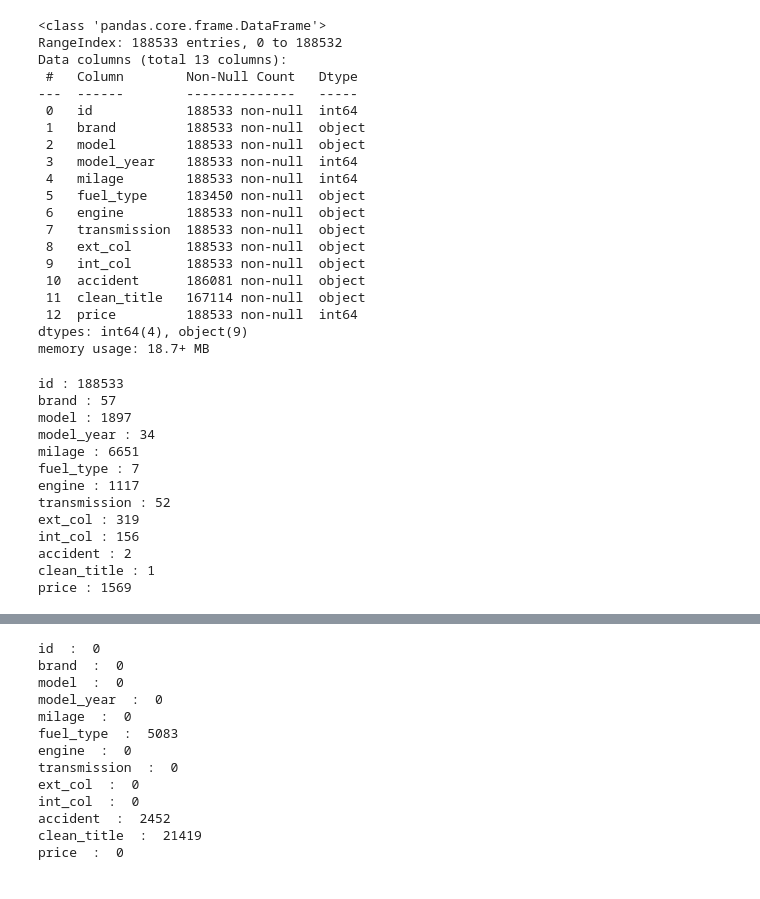
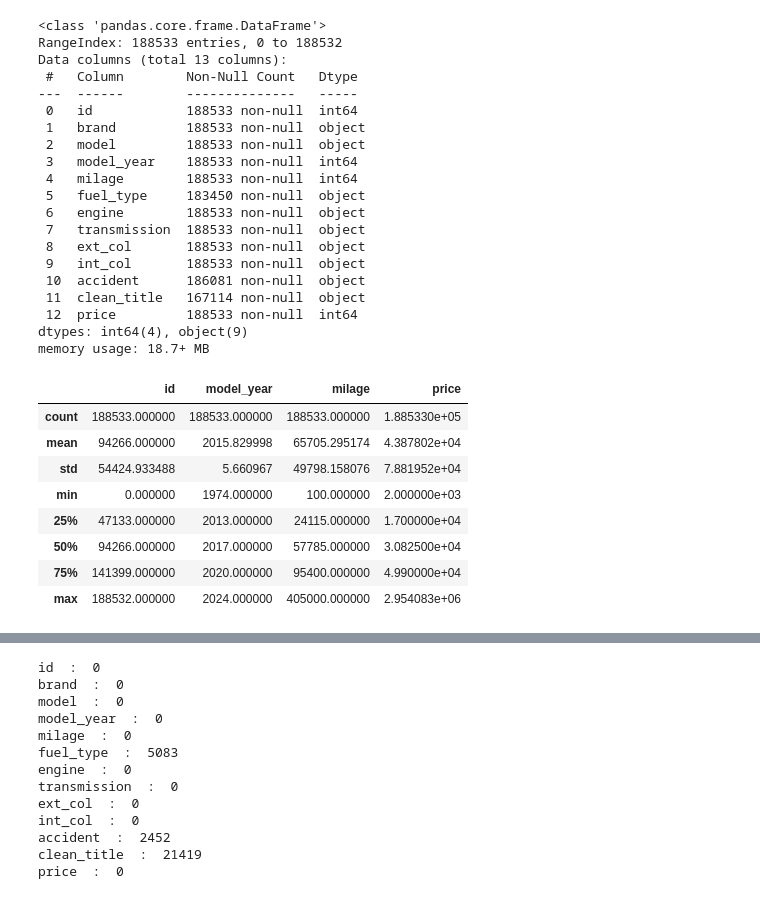
Before and after one commit to soham-bhagwat/Data-Analysis-EDA, a Jupyter notebook: competition-notebook.ipynb, the cells around one changed output, grey strips where cells are left out. Saved outputs shown, nothing was run; the diff lists cells and outputs as text; code cells hidden in the pictures.

```diff
--- a/competition-notebook.ipynb
+++ b/competition-notebook.ipynb
@@ -54,24 +55,24 @@ Data columns (total 13 columns):
  12  price         188533 non-null  int64
 dtypes: int64(4), object(9)
 memory usage: 18.7+ MB
+# %%
+train_df.describe()
+# %% [output]
+|  | id | model_year | milage | price |
+| count | 188533.000000 | 188533.000000 | 188533.000000 | 1.885330e+05 |
+| mean | 94266.000000 | 2015.829998 | 65705.295174 | 4.387802e+04 |
+| std | 54424.933488 | 5.660967 | 49798.158076 | 7.881952e+04 |
+| min | 0.000000 | 1974.000000 | 100.000000 | 2.000000e+03 |
+| 25% | 47133.000000 | 2013.000000 | 24115.000000 | 1.700000e+04 |
+| 50% | 94266.000000 | 2017.000000 | 57785.000000 | 3.082500e+04 |
+| 75% | 141399.000000 | 2020.000000 | 95400.000000 | 4.990000e+04 |
+| max | 188532.000000 | 2024.000000 | 405000.000000 | 2.954083e+06 |
 # %%
 def get_missing_val(df):
     for cols in df.columns:
         print(cols, ' : ', df[cols].isna().sum())
 # %%
-for cols in train_df.columns:
-    print(cols, ':', train_df[cols].nunique())
+def get_unique_vals(df):
+    print('Printing unique values')
+    for cols in df.columns:
+        print(cols, ':', df[cols].nunique())
-# %% [output]
-id : 188533
-brand : 57
-model : 1897
-model_year : 34
-milage : 6651
-fuel_type : 7
-engine : 1117
-transmission : 52
-ext_col : 319
-int_col : 156
-accident : 2
-clean_title : 1
-price : 1569
```
Also changed, not shown: parts of 5 cells of this notebook.
